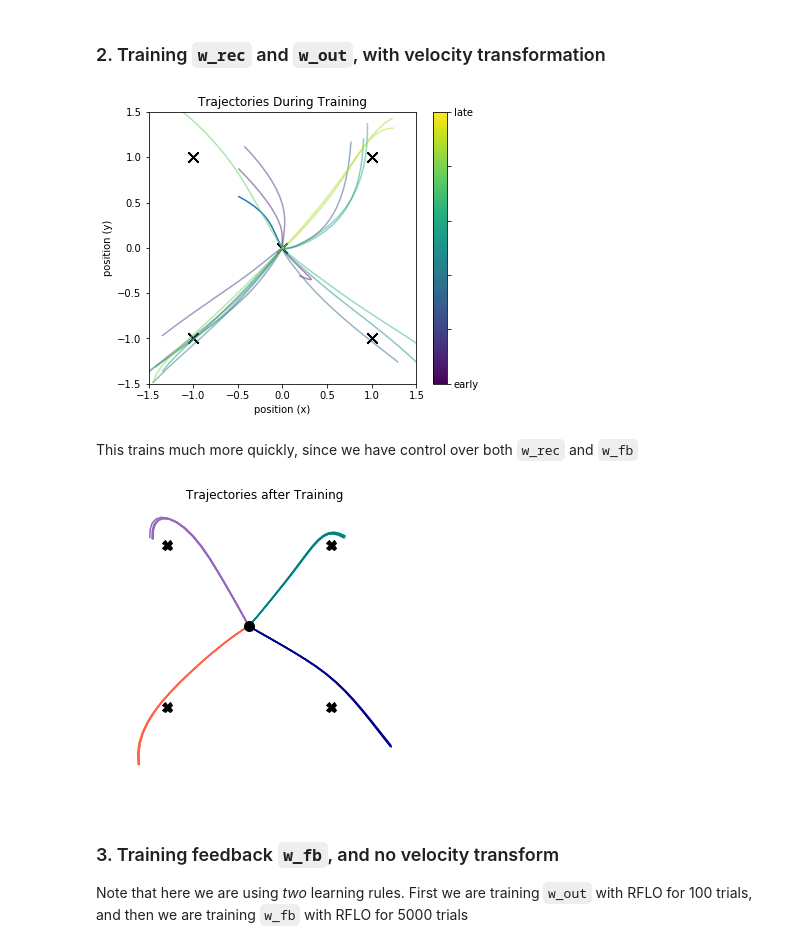
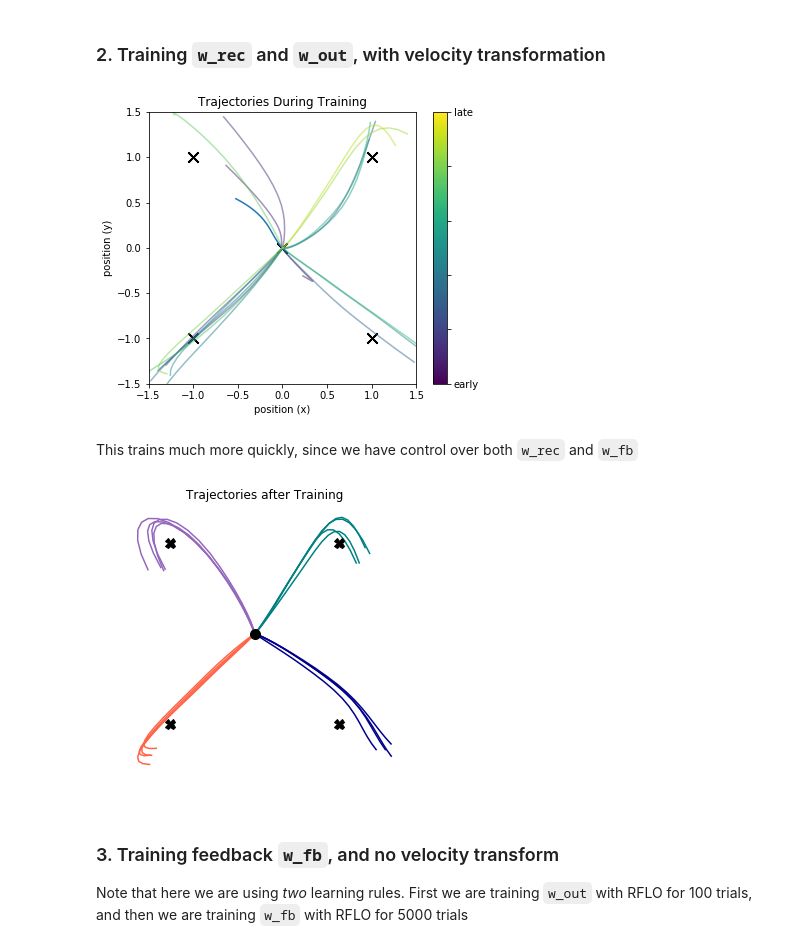
Before and after one commit to jacobfulano/rnn-learning, a Jupyter notebook: examples/Example2-RFLO.ipynb, the cells around one changed output. Cells and saved outputs as stored; diff of their text form; code cells hidden in the pictures.

```diff
--- a/examples/Example2-RFLO.ipynb
+++ b/examples/Example2-RFLO.ipynb
@@ -66,9 +66,11 @@ task4 = Task(x_in=x_pulse4,y_target=np.asarray([[-1],[-1]]))
 # Set RNN Parameters
 params = RNNparams(n_in=4,n_rec=50,n_out=2,tau_rec=5,
                eta_in=0.1,eta_rec=0.1,eta_out=0.1,
-               sig_in=0.0,sig_rec=0.01,sig_out=0.01,
+               sig_in=0.0,sig_rec=0.1,sig_out=0.01,
                velocity_transform=True, tau_vel = 5, dt_vel = 0.1,
                rng=np.random.RandomState(1))
+
+params.print_params()
 
 # Initialize RNN
 net = RNN(params)
@@ -95,31 +115,31 @@ fig = plot_trained_trajectories(sim=sim, tasks=[task1,task2,task3,task4])
 # %%
 # Set RNN Parameters
 params = RNNparams(n_in=4,n_rec=50,n_out=2,tau_rec=5,
                eta_in=0.1,eta_rec=0.1,eta_out=0.1,
-               sig_in=0.0,sig_rec=0.01,sig_out=0.01,
+               sig_in=0.0,sig_rec=0.1,sig_out=0.01,
                velocity_transform=True, tau_vel = 5, dt_vel = 0.1,
                rng=np.random.RandomState(1))
 
 # Initialize RNN
 net = RNN(params)
 
 # initialize simulation
 sim = Simulation(net)
 
 # instantiate learning algorithm
 # Specify particular matrix/unit to apply algorithm
 rflo = RFLO(net,apply_to=['w_rec','w_out'],online=True)
 
 
 sim.run_session(n_trials=500, tasks=[task1,task2,task3,task4], learn_alg=[rflo], probe_types=['h','y_out','pos'], plot=True, plot_freq=25)
 # %% [output]
-[figure, old version]
+[figure, new version]
 # %% [markdown]
 This trains much more quickly, since we have control over both `w_rec` and `w_fb`
 # %%
 fig = plot_trained_trajectories(sim=sim, tasks=[task1,task2,task3,task4])
 # %% [output]
-[figure, old version]
+[figure, new version]
 # %% [markdown]
 ### 3. Training feedback `w_fb`, and no velocity transform
 
```
Also changed, not shown: parts of 4 cells of this notebook, 4 other files.
